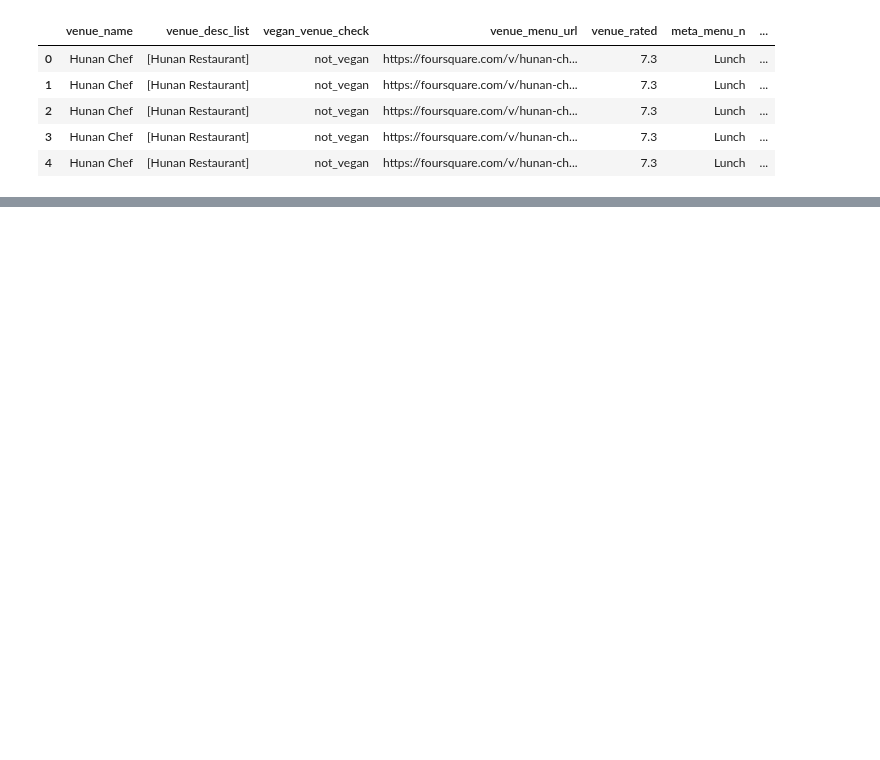
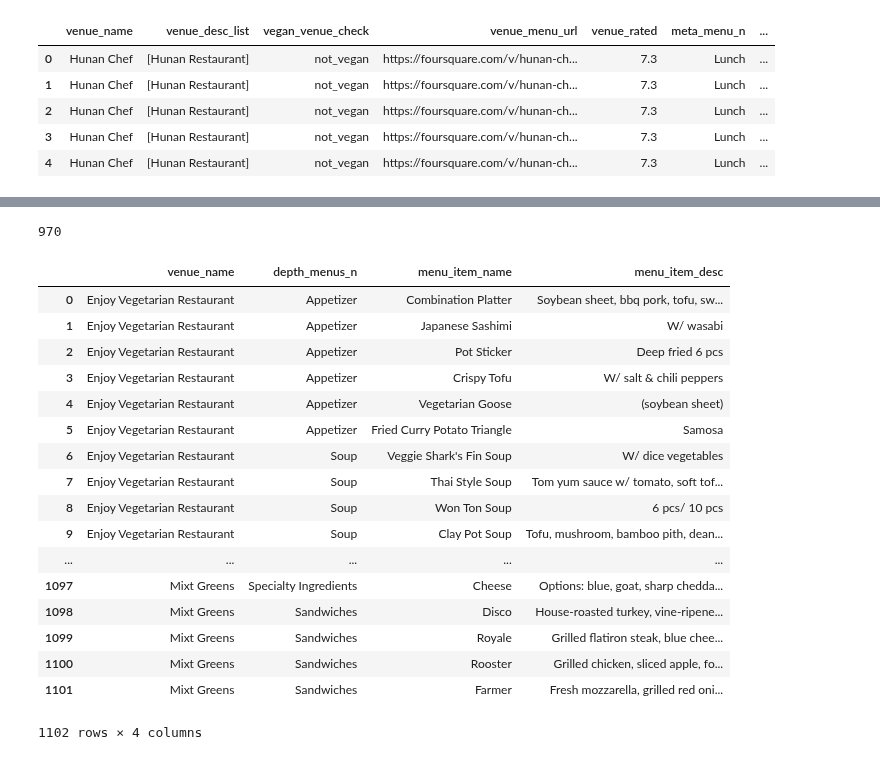
Before and after one commit to AnotherGuitar/DSI-SF-4-anotherguitar, a Jupyter notebook: projects/Capstone Stuff/Proposals.ipynb, the cells around one changed output, grey strips where cells are left out. Drawn from its saved outputs; the diff is of its cells as text; code cells hidden in the pictures; blank space fills up the shorter version.

```diff
--- a/projects/Capstone Stuff/Proposals.ipynb
+++ b/projects/Capstone Stuff/Proposals.ipynb
@@ -310,2 +357,2 @@ explore_endpoint_df.shape
 # %%
-explore_endpoint_df = pd.read_pickle('../../projects/Capstone Stuff/explore_endpoint_df.pkl')
+food = pd.read_pickle('../../projects/Capstone Stuff/explore_endpoint_df.pkl')
@@ -346,3 +430,33 @@ dffff
 # %% [output]
 |  | venue_name | venue_desc_list | vegan_venue_check | venue_menu_url | venue_rated | meta_menu_n | ... |
 | 90134 | The Corner Store | [American Restaurant, Cocktail Ba... | not_vegan | https://foursquare.com/v/the-corn... | 8.4 | Brunch Menu | ... |
+# %%
+len(food[food.vegan_venue_check == 'vegan'][
+    food.menu_item_desc != 'desc_not_available'].menu_item_desc.value_counts())
+# %% [output]
+970
+# %%
+blah = food[food.vegan_venue_check == 'vegan'][food.menu_item_name != 'desc_not_available'][
+    food.menu_item_desc != 'desc_not_available'][['venue_name','depth_menus_n','menu_item_name','menu_item_desc']].reset_index()
+blah.drop('index', axis=1, inplace=True)
+blah
+# Here we have vegan food items, where we have item names and descriptions available
+# %% [output]
+|  | venue_name | depth_menus_n | menu_item_name | menu_item_desc |
+| 0 | Enjoy Vegetarian Restaurant | Appetizer | Combination Platter | Soybean sheet, bbq pork, tofu, sw... |
+| 1 | Enjoy Vegetarian Restaurant | Appetizer | Japanese Sashimi | W/ wasabi |
+| 2 | Enjoy Vegetarian Restaurant | Appetizer | Pot Sticker | Deep fried 6 pcs |
+| 3 | Enjoy Vegetarian Restaurant | Appetizer | Crispy Tofu | W/ salt & chili peppers |
+| 4 | Enjoy Vegetarian Restaurant | Appetizer | Vegetarian Goose | (soybean sheet) |
+| 5 | Enjoy Vegetarian Restaurant | Appetizer | Fried Curry Potato Triangle | Samosa |
+| 6 | Enjoy Vegetarian Restaurant | Soup | Veggie Shark's Fin Soup | W/ dice vegetables |
+| 7 | Enjoy Vegetarian Restaurant | Soup | Thai Style Soup | Tom yum sauce w/ tomato, soft tof... |
+| 8 | Enjoy Vegetarian Restaurant | Soup | Won Ton Soup | 6 pcs/ 10 pcs |
+| 9 | Enjoy Vegetarian Restaurant | Soup | Clay Pot Soup | Tofu, mushroom, bamboo pith, dean... |
+| ... | ... | ... | ... | ... |
+| 1097 | Mixt Greens | Specialty Ingredients | Cheese | Options: blue, goat, sharp chedda... |
+| 1098 | Mixt Greens | Sandwiches | Disco | House-roasted turkey, vine-ripene... |
+| 1099 | Mixt Greens | Sandwiches | Royale | Grilled flatiron steak, blue chee... |
+| 1100 | Mixt Greens | Sandwiches | Rooster | Grilled chicken, sliced apple, fo... |
+| 1101 | Mixt Greens | Sandwiches | Farmer | Fresh mozzarella, grilled red oni... |
+1102 rows × 4 columns
```
Also changed, not shown: parts of 33 cells of this notebook.
